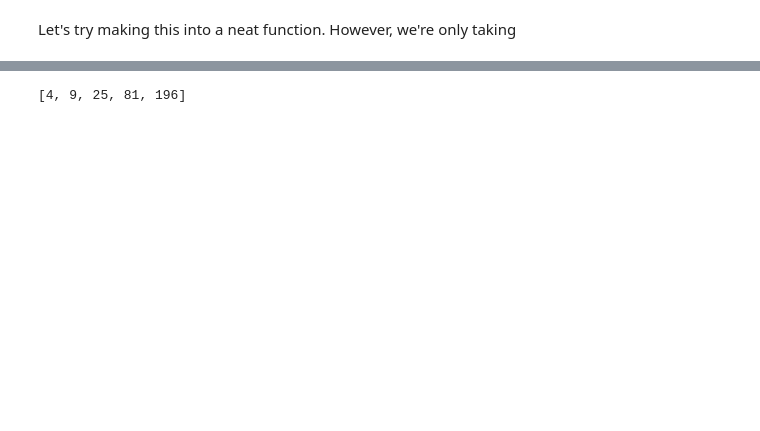
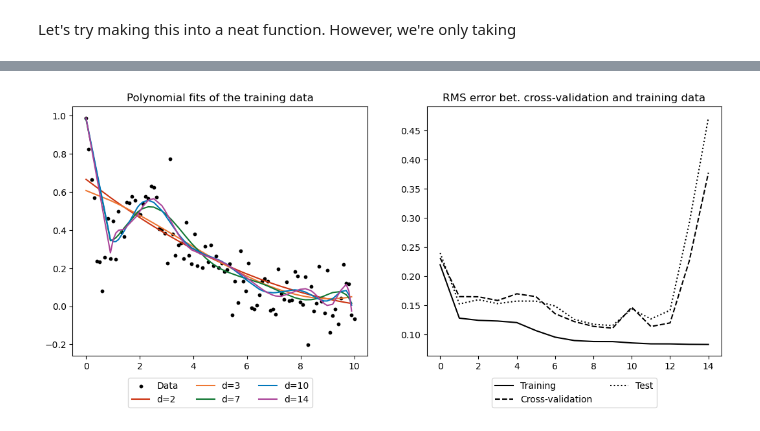
Before and after one commit to majavier26/App_Physics_157, a Jupyter notebook: AP157_lab_assignment_A1.ipynb, the cells around one changed output, grey strips where cells are left out. Saved outputs shown, nothing was run; the diff lists cells and outputs as text; code cells hidden in the pictures; blank space fills up the shorter version.

```diff
--- a/AP157_lab_assignment_A1.ipynb
+++ b/AP157_lab_assignment_A1.ipynb
@@ -216,30 +219,3 @@ def mean_error(func, x_list):
     plt.legend(loc='upper center', ncol=2, fancybox=True, bbox_to_anchor=(0.5,-0.07))
 
     return None
-# %%
-x_new = np.linspace(0,10,100)
-# Normal distribution
-mu, sigma = 0, 0.1
-eps_num = [np.random.normal(mu, sigma) for x in x_new]
-
-def func_new(x):
-    return x**2*np.exp(-x) + np.exp(-0*x**2)
-
-def y(x_list):
-    return func_new(x_list) + eps_num
-
-# Degree range
-deglist = [2, 3, 5, 10, 14]
-
-# Split the data 50-50
-x_train, x_half, y_train, y_half = train_test_split(x_new, y(x_new), train_size=0.5, random_state=0) # training
-x_cross, x_test, y_cross, y_test = train_test_split(x_half,  y_half, train_size=0.5, random_state=0) # cross-validation and test
-
-# Fitting of polynomial train
-polyfits_train = [np.polyfit(x_train, y_train, i) for i in deglist]
-#polys_train = [np.poly1d(polyfits_train[i])(x_train) for i in deglist]
-polys_train = []
-for i in deglist:
-    fxn = np.poly1d(polyfits_train[i])(x_train)
-    polys_train.append(fxn)
-polys_train
@@ -248,4 +221,0 @@ IndexError: list index out of range
-# %%
-for i in range(5):
-    plt.scatter(x_train, np.poly1d(polyfits_train[i])(x_train), label='d={degree}'.format(degree=i))
-plt.legend()
@@ -264,5 +305,4 @@ IndexError: list index out of range
-# %%
-deglist = [2, 3, 5, 9, 14]
-[i**2 for i in deglist]
-# %% [output]
-[4, 9, 25, 81, 196]
+# %%
+mean_error1(func_new, x_new)
+# %% [output]
+[figure, added]
```
Also changed, not shown: parts of 24 cells of this notebook, 2 other files.
